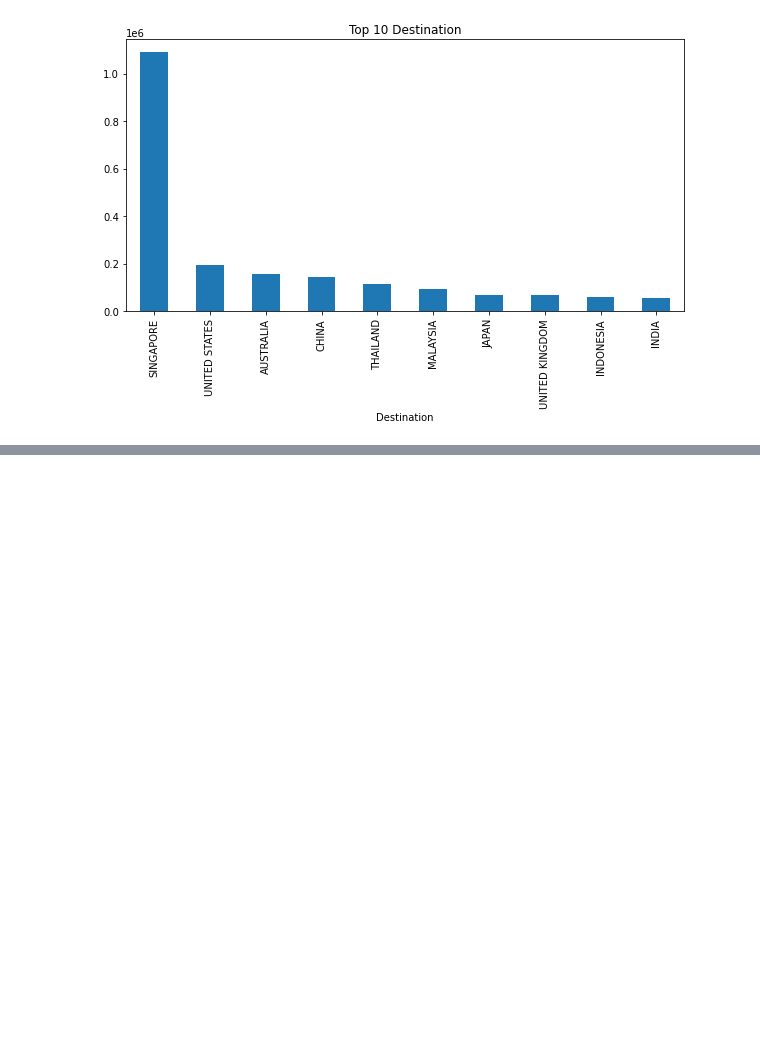
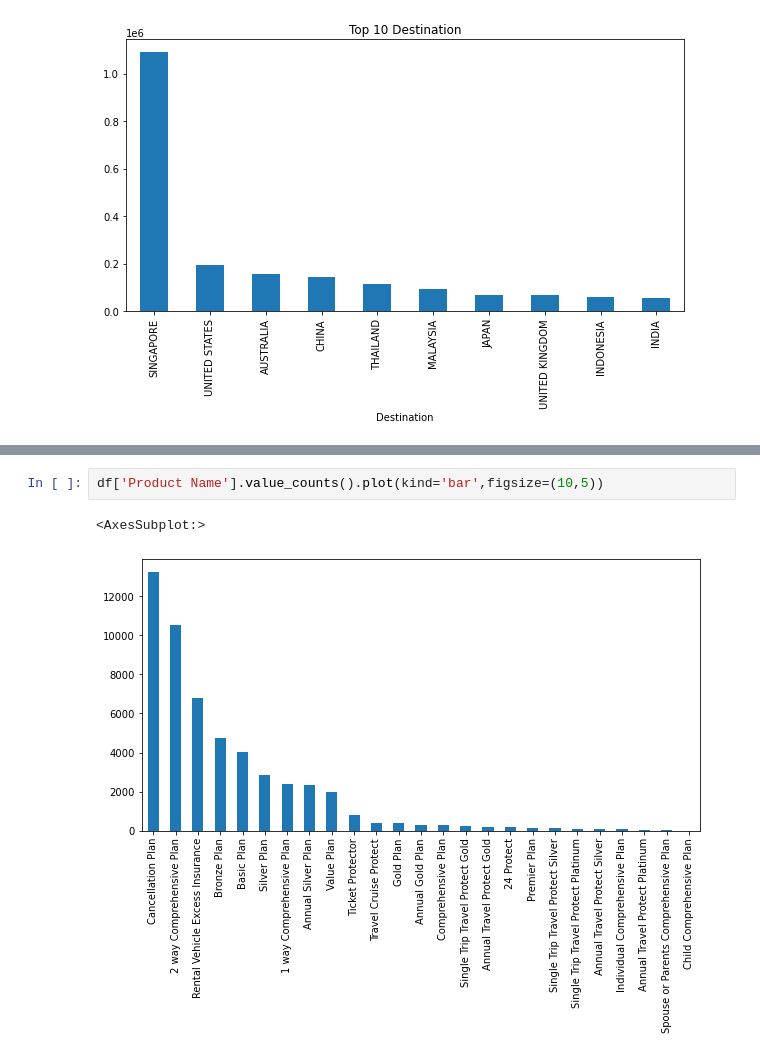
Before and after one commit to Suchitra-Majumdar/Travel_Insurance, a Jupyter notebook: code/Travel_Insurance_Data Analysis.ipynb, the cells around one changed output, grey strips where cells are left out. Cells and saved outputs as stored; diff of their text form; blank space fills up the shorter version.

```diff
--- a/code/Travel_Insurance_Data Analysis.ipynb
+++ b/code/Travel_Insurance_Data Analysis.ipynb
@@ -227,0 +245,5 @@ Text(0.5, 1.0, 'Top 10 Destination')
+# %%
+df['Product Name'].value_counts().plot(kind='bar',figsize=(10,5))
+# %% [output]
+<AxesSubplot:>
+[figure, added]
```
Also changed, not shown: parts of 26 cells of this notebook.
